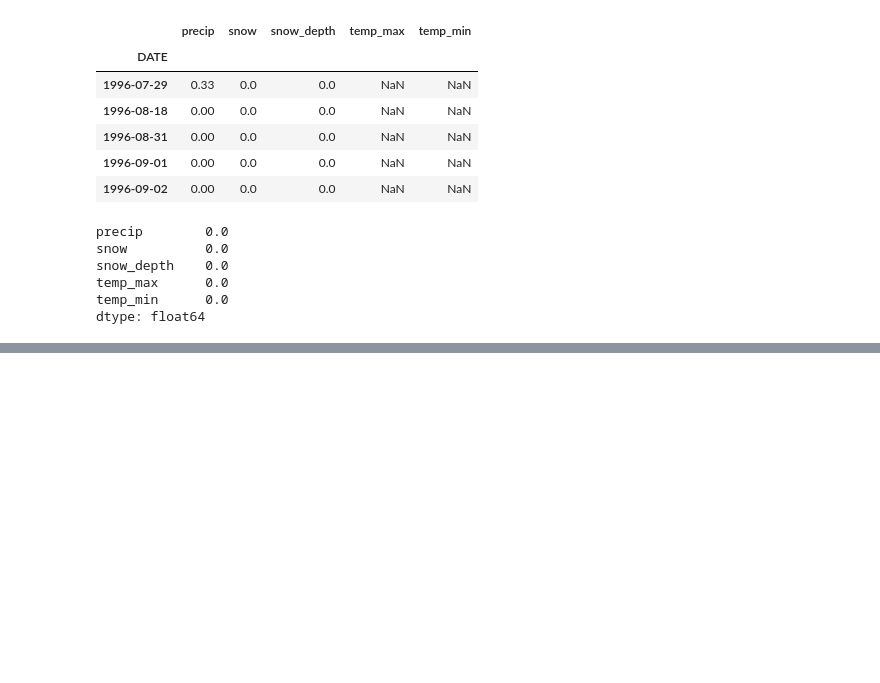
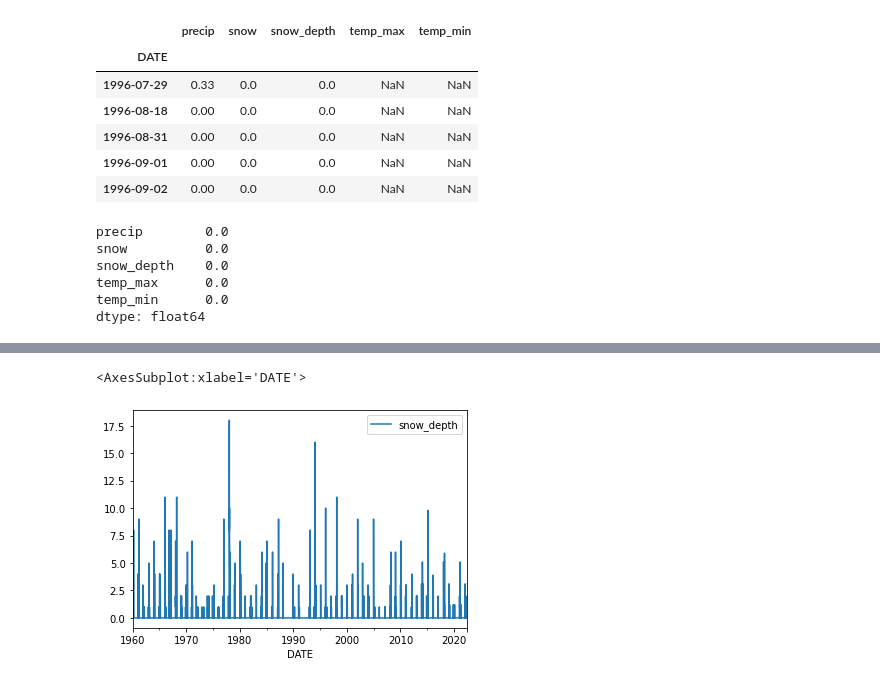
Before and after one commit to Eleanor-Shellstrop/ml-weather, a Jupyter notebook: weather.ipynb, the cells around one changed output, grey strips where cells are left out. Drawn from its saved outputs; the diff is of its cells as text; code cells hidden in the pictures; blank space fills up the shorter version.

```diff
--- a/weather.ipynb
+++ b/weather.ipynb
@@ -230,0 +310,5 @@ dtype: float64
+# %%
+core[["snow_depth"]].plot()
+# %% [output]
+<AxesSubplot:xlabel='DATE'>
+[figure, added]
```
Also changed, not shown: parts of 23 cells of this notebook.
